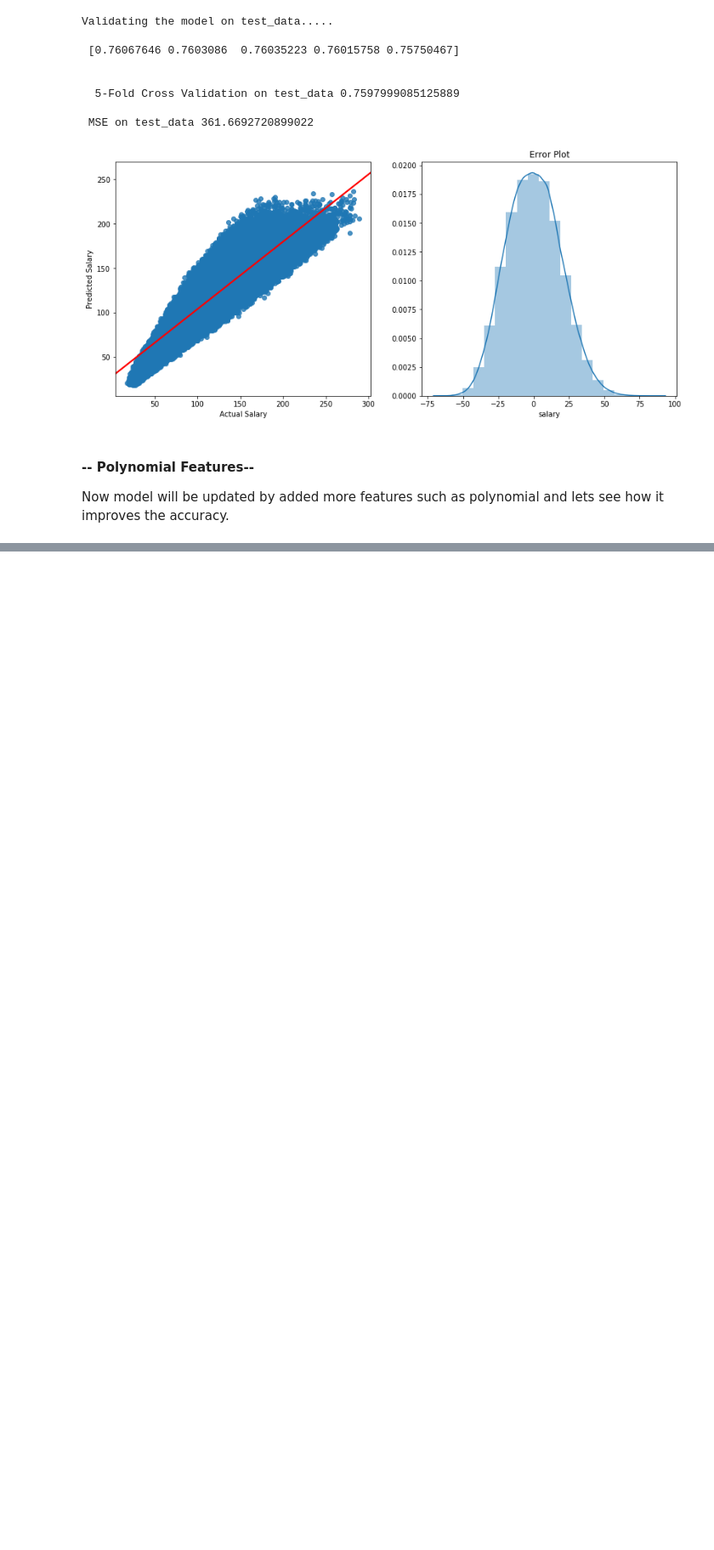
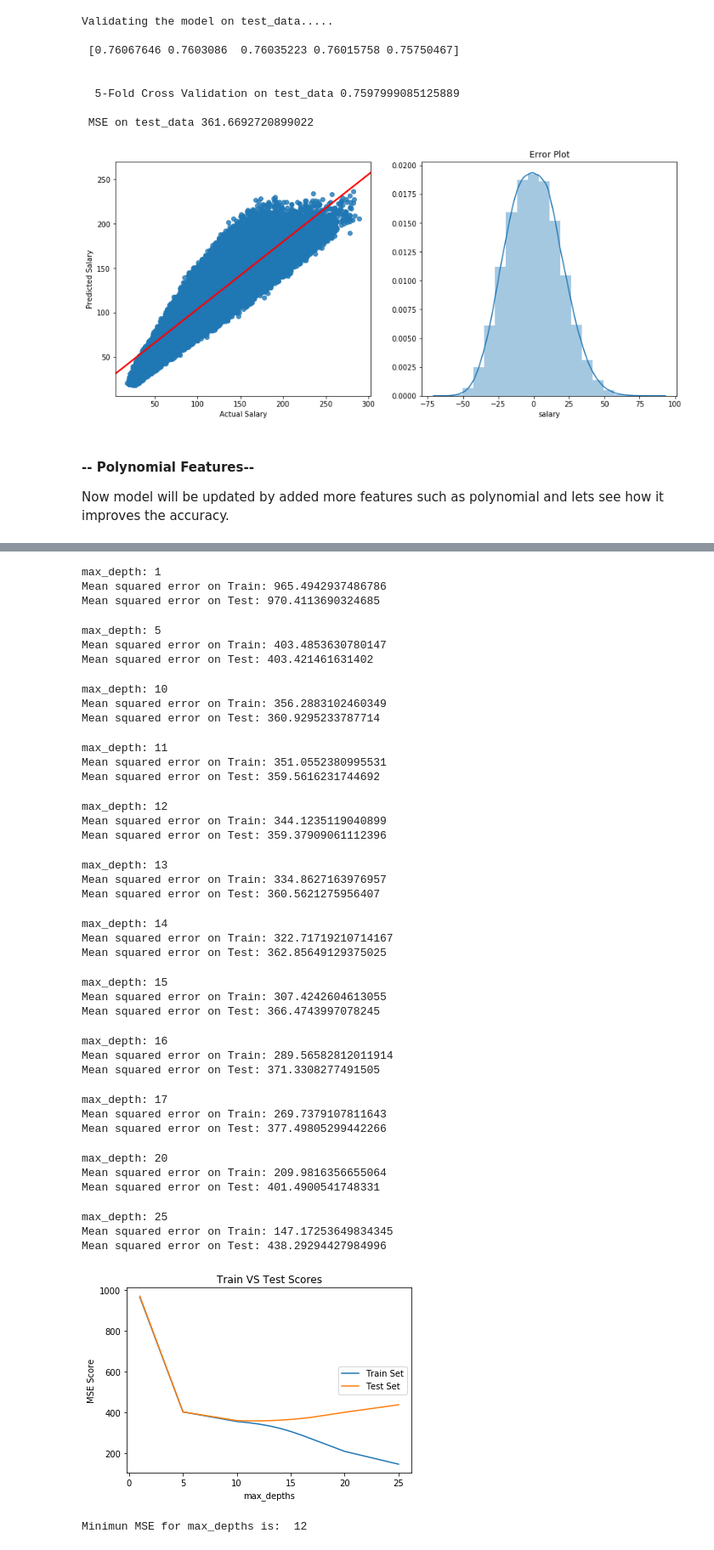
Before and after one commit to ishantg3/Salary-Prediction, a Jupyter notebook: Salary_Prediction.ipynb, the cells around one changed output, grey strips where cells are left out. Shown at 85% size. Drawn from its saved outputs; the diff is of its cells as text; code cells hidden in the pictures; blank space fills up the shorter version.

```diff
--- a/Salary_Prediction.ipynb
+++ b/Salary_Prediction.ipynb
@@ -473,0 +539,69 @@ NameError: name 'PolynomialFeatures' is not defined
+# %%
+def plot_hyper(hyper_list,mse_err_tr,mse_err_ts,hyper_kind):
+    plt.plot(hyper_list, mse_err_tr, label='Train Set')
+    plt.plot(hyper_list, mse_err_ts, label='Test Set')
+    plt.xlabel(hyper_kind)
+    plt.ylabel('MSE Score')
+    plt.title('Train VS Test Scores')
+    plt.legend(loc="center right")
+    plt.show()
+    print("Minimun MSE for "+hyper_kind+" is: ",hyper_list[mse_err_ts.index(min(mse_err_ts))])
+# %%
+max_depths=[1, 5, 10, 11, 12, 13, 14, 15, 16, 17, 20, 25]
+mse_err_tr=[]
+mse_err_ts=[]
+
+for md in max_depths:
+    rf=RandomForestRegressor(max_depth=md, n_jobs=-1, random_state=44)
+    rf.fit(x_train, y_train)
+    print("max_depth: " +str(md))
+
+    y_pred=rf.predict(x_train)
+    err=mean_squared_error(y_pred, y_train)
+    print("Mean squared error on Train: " +str(err))
+    mse_err_tr.append(err)
+
+    y_pred=rf.predict(x_test)
+    err=mean_squared_error(y_pred, y_test)
+    print("Mean squared error on Test: " +str(err))
+    mse_err_ts.append(err)
+plot_hyper(max_depths, mse_err_tr, mse_err_ts, "max_depths")
+# %% [output]
+max_depth: 1
+Mean squared error on Train: 965.4942937486786
+Mean squared error on Test: 970.4113690324685
+max_depth: 5
+Mean squared error on Train: 403.4853630780147
+Mean squared error on Test: 403.421461631402
+max_depth: 10
+Mean squared error on Train: 356.2883102460349
+Mean squared error on Test: 360.9295233787714
+max_depth: 11
+Mean squared error on Train: 351.0552380995531
+Mean squared error on Test: 359.5616231744692
+max_depth: 12
+Mean squared error on Train: 344.1235119040899
+Mean squared error on Test: 359.37909061112396
+max_depth: 13
+Mean squared error on Train: 334.8627163976957
+Mean squared error on Test: 360.5621275956407
+max_depth: 14
+Mean squared error on Train: 322.71719210714167
+Mean squared error on Test: 362.85649129375025
+max_depth: 15
+Mean squared error on Train: 307.4242604613055
+Mean squared error on Test: 366.4743997078245
+max_depth: 16
+Mean squared error on Train: 289.56582812011914
+Mean squared error on Test: 371.3308277491505
+max_depth: 17
+Mean squared error on Train: 269.7379107811643
+Mean squared error on Test: 377.49805299442266
+max_depth: 20
+Mean squared error on Train: 209.9816356655064
+Mean squared error on Test: 401.4900541748331
+max_depth: 25
+Mean squared error on Train: 147.17253649834345
+Mean squared error on Test: 438.29294427984996
+[figure, added]
+Minimun MSE for max_depths is:  12
```
Also changed, not shown: parts of 24 cells of this notebook.
